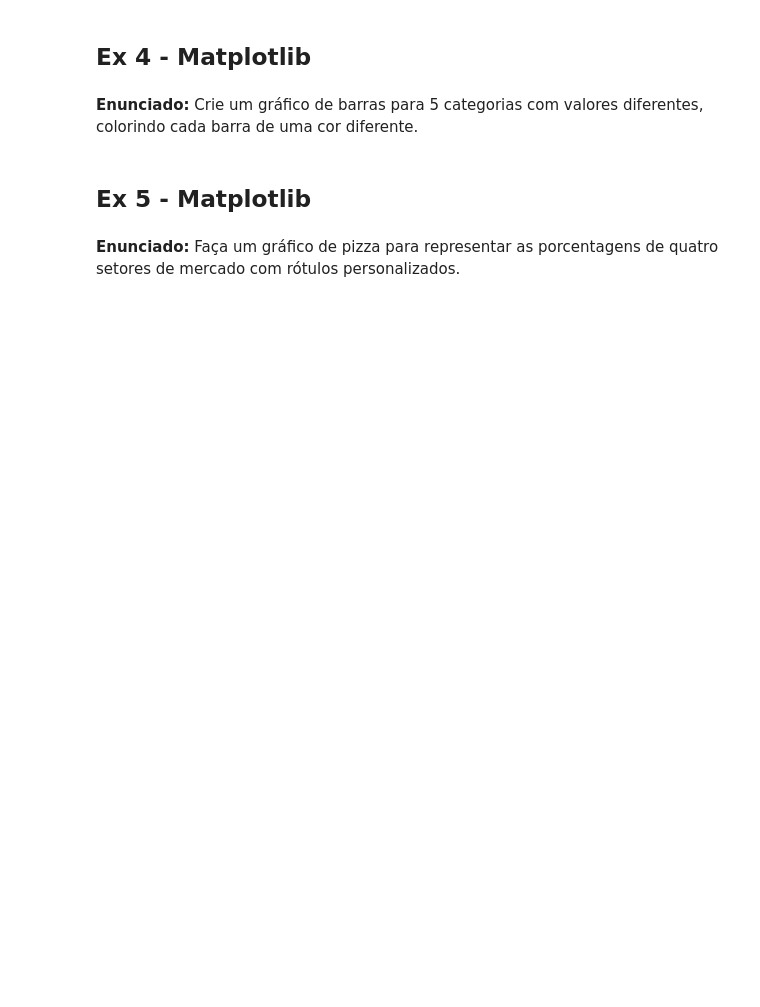
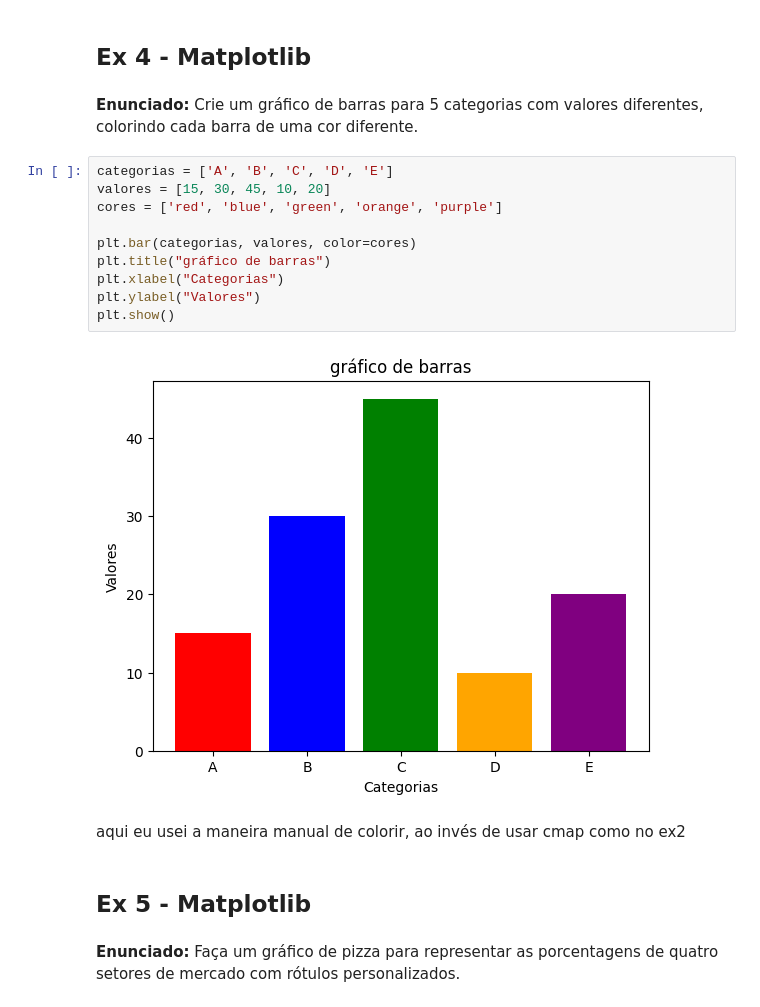
Before and after one commit to opedrovisk/Discipline-IA-UMC, a Jupyter notebook: Exercicios_DataScience_PedroMarcondes_6B_Noturno.ipynb, the cells around one changed output. Cells and saved outputs as stored; diff of their text form; blank space fills up the shorter version.

```diff
--- a/Exercicios_DataScience_PedroMarcondes_6B_Noturno.ipynb
+++ b/Exercicios_DataScience_PedroMarcondes_6B_Noturno.ipynb
@@ -934,6 +976,20 @@ profesor, utilizei o entedimento de mediana e groupby que aprendemos em exercíc
 ## Ex 4 - Matplotlib
 # %% [markdown]
 **Enunciado:** Crie um gráfico de barras para 5 categorias com valores diferentes, colorindo cada barra de uma cor diferente.
+# %%
+categorias = ['A', 'B', 'C', 'D', 'E']
+valores = [15, 30, 45, 10, 20]
+cores = ['red', 'blue', 'green', 'orange', 'purple']
+
+plt.bar(categorias, valores, color=cores)
+plt.title("gráfico de barras")
+plt.xlabel("Categorias")
+plt.ylabel("Valores")
+plt.show()
+# %% [output]
+[figure, added]
+# %% [markdown]
+aqui eu usei a maneira manual de colorir, ao invés de usar cmap como no ex2
 # %% [markdown]
 ## Ex 5 - Matplotlib
 # %% [markdown]
```
Also changed, not shown: parts of 19 cells of this notebook.
